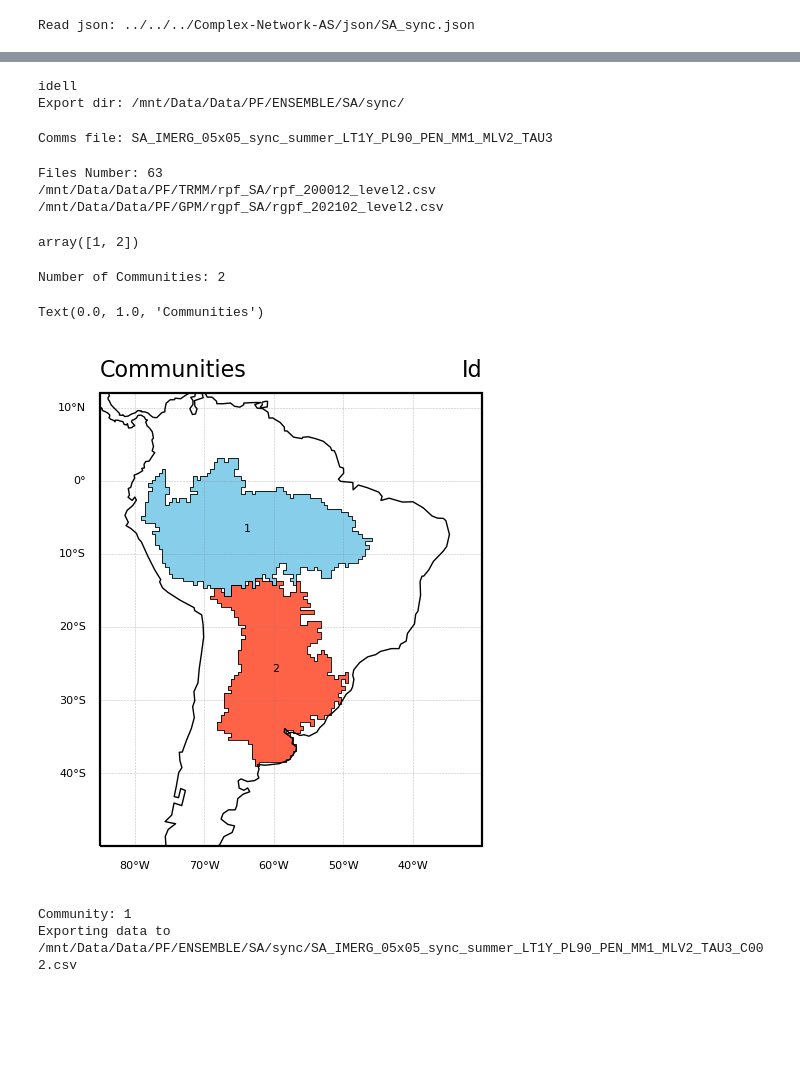
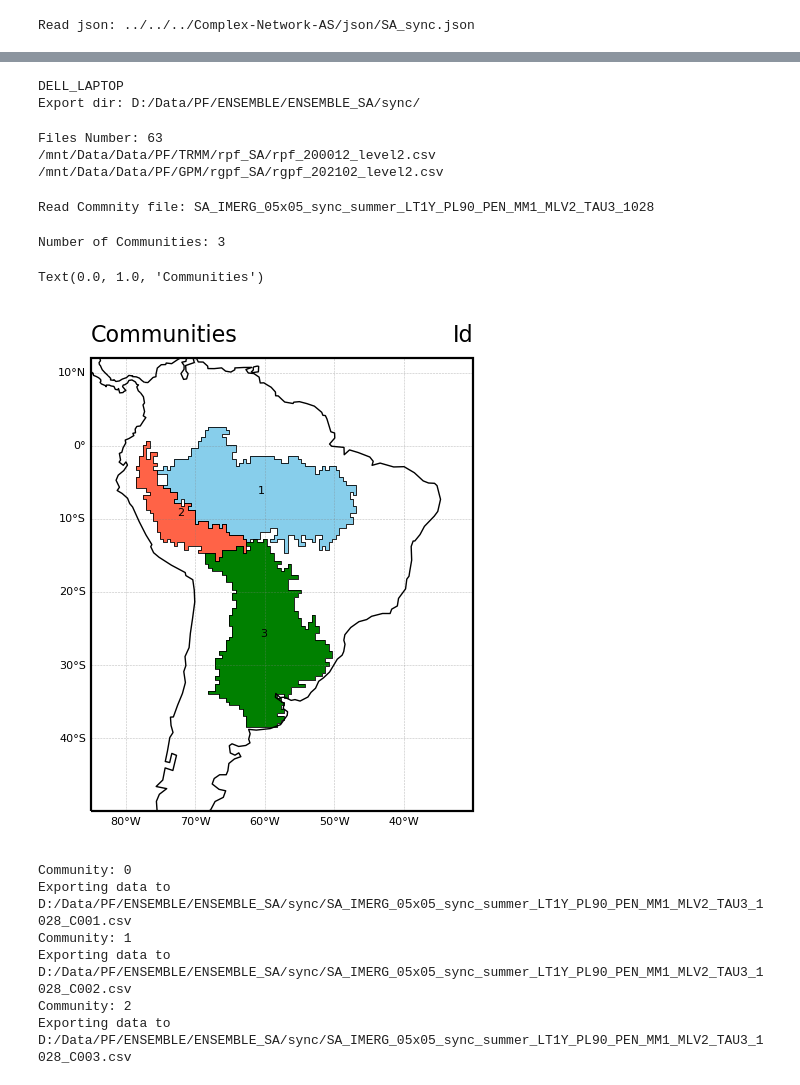
Before and after one commit to mhacarthur/PF_processing, a Jupyter notebook: jupyter/preprocessing/PF_extract_communities.ipynb, the cells around one changed output, grey strips where cells are left out. Drawn from its saved outputs; the diff is of its cells as text; code cells hidden in the pictures; blank space fills up the shorter version.

Commit message:
update community file to read

```diff
--- a/jupyter/preprocessing/PF_extract_communities.ipynb
+++ b/jupyter/preprocessing/PF_extract_communities.ipynb
@@ -51,9 +51,8 @@ min_mean = info['remove_serie_min_mean']
 MLV = info['Percent_links_ignore']
 rain_LT1 = info['remove_rain_LT_1']
 
-# font = os.environ['COMPUTERNAME']
+dist_max = info['distance_max']
 
-# print(f'Font      : {font}')
 print(f'Product   : {product}')
 print(f'Region   : {region}')
 print()
@@ -72,6 +71,7 @@ print()
 print(f'Remove Serie with min mean : {min_mean}')
 print(f'Remove Serie with rain < 1 : {rain_LT1}')
 print(f'Minimun link value (MLV)   : {MLV}%')
+print(f'Distance max               : {dist_max}')
 
 if rain_LT1 == 'yes':
     LT_1 = 'LT1Y'
@@ -119,7 +118,7 @@ NameError: name 'shpreader' is not defined
 # %%
 if os.environ['COMPUTERNAME'] == 'DELL_LAPTOP':
     export_dir = 'D:/Data/PF/ENSEMBLE/ENSEMBLE_SA/' + method + '/'
-    PF_ensemble_files = 'D:\Data\PF\ENSEMBLE\list\TRMM_GPM_summer_200012_2021_02.csv'
+    PF_ensemble_files = "D:/Data/PF/ENSEMBLE/list/"
 else:
     export_dir = dirs['dir_ENSEMBLE'] + region + '/' + method + '/'
     PF_ensemble_files = dirs['dir_ENSEMBLE_list']
@@ -127,13 +126,11 @@ else:
 print(os.environ['COMPUTERNAME'])
 print(f'Export dir: {export_dir}')
 # %% [output]
-idell
-Export dir: /mnt/Data/Data/PF/ENSEMBLE/SA/sync/
+DELL_LAPTOP
+Export dir: D:/Data/PF/ENSEMBLE/ENSEMBLE_SA/sync/
 # %%
-comms_file = region+'_'+product+'_05x05_'+method+'_'+season+'_'+LT_1+'_PL'+str(PL_limit)+'_PEN_MM'+str(min_mean)+'_MLV'+str(100-MLV)+'_'+TA
-print(f'Comms file: {comms_file}')
+# comms_file = region+'_'+product+'_05x05_'+method+'_'+season+'_'+LT_1+'_PL'+str(PL_limit)+'_PEN_MM'+str(min_mean)+'_MLV'+str(100-MLV)+'_'+TA
+# print(f'Comms file: {comms_file}')
-# %% [output]
-Comms file: SA_IMERG_05x05_sync_summer_LT1Y_PL90_PEN_MM1_MLV2_TAU3
 # %%
 file_list = pd.read_csv(PF_ensemble_files + 'TRMM_GPM_summer_200012_2021_02.csv')
 len_files = len(file_list)
@@ -144,52 +141,54 @@ print(file_list['file_name'].iloc[-1])
 Files Number: 63
 /mnt/Data/Data/PF/TRMM/rpf_SA/rpf_200012_level2.csv
 /mnt/Data/Data/PF/GPM/rgpf_SA/rgpf_202102_level2.csv
-# %%
-communities_poligon = gpd.read_file(dirs['dir_comm'] + comms_file + '.geojson')
-communities_index = communities_poligon['id'].values.astype(int)
-communities_index
-# %% [output]
-array([1, 2])
+# %%
+Community_name = region+'_'+product+'_05x05_'+method+'_'+season+'_'+LT_1+'_PL'+str(PL_limit)+'_PEN_MM'+str(min_mean)+'_MLV'+str(100-MLV)+'_'+TA+'_'+str(dist_max)
+print(f'Read Commnity file: {Community_name}')
+# %% [output]
+Read Commnity file: SA_IMERG_05x05_sync_summer_LT1Y_PL90_PEN_MM1_MLV2_TAU3_1028
 # %%
-Comunidad_file = dirs['dir_comm'] + comms_file + '.shp'
-Comunidades = gpd.read_file(Comunidad_file)
+# Geopandas
+communities_poligon = gpd.read_file(dirs['mapping_comm'] + Community_name + '.geojson')
+communities_index = communities_poligon['id'].values.astype(int)
+
+# Shapefile
+Comunidades = gpd.read_file(dirs['mapping_comm'] + Community_name + '.shp')
 num_comm = len(Comunidades)
 print(f'Number of Communities: {num_comm}')
 # %% [output]
-Number of Communities: 2
+Number of Communities: 3
 # %%
 cmap = plt.cm.tab20
 tmap = ca.colorbar_middle_white(cmap,position='left',n=39)
-colors = ['skyblue', 'tomato']
+colors = ['skyblue', 'tomato', 'green']
 
 proj = ccrs.PlateCarree()
 
 fig = plt.figure(figsize=(3,3),dpi=200)
 gs = gridspec.GridSpec(1,1)
 plt.style.use('default')
 
 #=====================================================================================================
 ax1 = plt.subplot(gs[0, 0], projection = proj)
 ax1.coastlines(linestyle='-',linewidth=0.5,color='black',zorder=4)
 ax1.set_extent([-85,-30,-50,12],crs=proj)
-ax1.add_geometries(amazonas,proj,edgecolor='k',facecolor='None',linestyle='-',linewidth=0.2,zorder=5)
+# ax1.add_geometries(amazonas,proj,edgecolor='k',facecolor='None',linestyle='-',linewidth=0.2,zorder=5)
 gl = ax1.gridlines(crs=proj,draw_labels=True,linewidth=0.2,color='gray',alpha=0.5,linestyle='--')
 gl.top_labels = False
 gl.bottom_labels = True
 gl.left_labels = True
 gl.right_labels = False
 gl.xlabel_style = {'size': 4, 'color': 'k'}
 gl.ylabel_style = {'size': 4, 'color': 'k'}
 communities_poligon.plot("id", ax=ax1, color=colors)
 communities_poligon.exterior.plot(ax=ax1,color='k',linestyle='-',linewidth=0.3)
 communities_poligon.apply(lambda x: ax1.annotate(text=int(x['id']), xy=x.geometry.centroid.coords[0], fontsize=4, ha='center'), axis=1)
 
-
 ax1.set_title('Id',fontsize=8, loc='right')
 ax1.set_title('Communities',fontsize=8, loc='left')
 # %% [output]
 Text(0.0, 1.0, 'Communities')
-[figure, old version]
+[figure, new version]
 # %%
 # # test names
 # comm_id = communities_index[0]
@@ -197,12 +196,12 @@ Text(0.0, 1.0, 'Communities')
 # salida = export_dir + comm_name + '.csv'
 # salida
 # %%
-for comm_id in range(1,2):#num_comm
+for comm_id in range(len(Comunidades)):#num_comm
 
     comm_id_new = communities_index[comm_id]
     print(f'Community: {comm_id}')
 
-    for nn in range(len_files):
+    for nn in range(10):#len_files
 
         if os.environ['COMPUTERNAME'] == 'DELL_LAPTOP':
             data = pd.read_csv(file_list['file_name'][nn].replace('/mnt/Data/Data/PF/','D:/Data/PF/'))
@@ -233,13 +232,17 @@ for comm_id in range(1,2):#num_comm
 
         # print(f'Points in the community: {len(dic_tmp)}')
 
-    comm_name = comms_file + '_C'+str(comm_id_new).zfill(3)
+    comm_name = Community_name + '_C'+str(comm_id_new).zfill(3)
     salida = export_dir + comm_name + '.csv'
     print(f'Exporting data to {salida}')
-    dict_out.to_csv(salida,header=True,index=False)
+    # dict_out.to_csv(salida,header=True,index=False)
 # %% [output]
+Community: 0
+Exporting data to D:/Data/PF/ENSEMBLE/ENSEMBLE_SA/sync/SA_IMERG_05x05_sync_summer_LT1Y_PL90_PEN_MM1_MLV2_TAU3_1028_C001.csv
 Community: 1
-Exporting data to /mnt/Data/Data/PF/ENSEMBLE/SA/sync/SA_IMERG_05x05_sync_summer_LT1Y_PL90_PEN_MM1_MLV2_TAU3_C002.csv
+Exporting data to D:/Data/PF/ENSEMBLE/ENSEMBLE_SA/sync/SA_IMERG_05x05_sync_summer_LT1Y_PL90_PEN_MM1_MLV2_TAU3_1028_C002.csv
+Community: 2
+Exporting data to D:/Data/PF/ENSEMBLE/ENSEMBLE_SA/sync/SA_IMERG_05x05_sync_summer_LT1Y_PL90_PEN_MM1_MLV2_TAU3_1028_C003.csv
 # %%
 dict_out.head(5)
 # %% [output]
```
Also changed, not shown: parts of 4 cells of this notebook, 7 other files.
